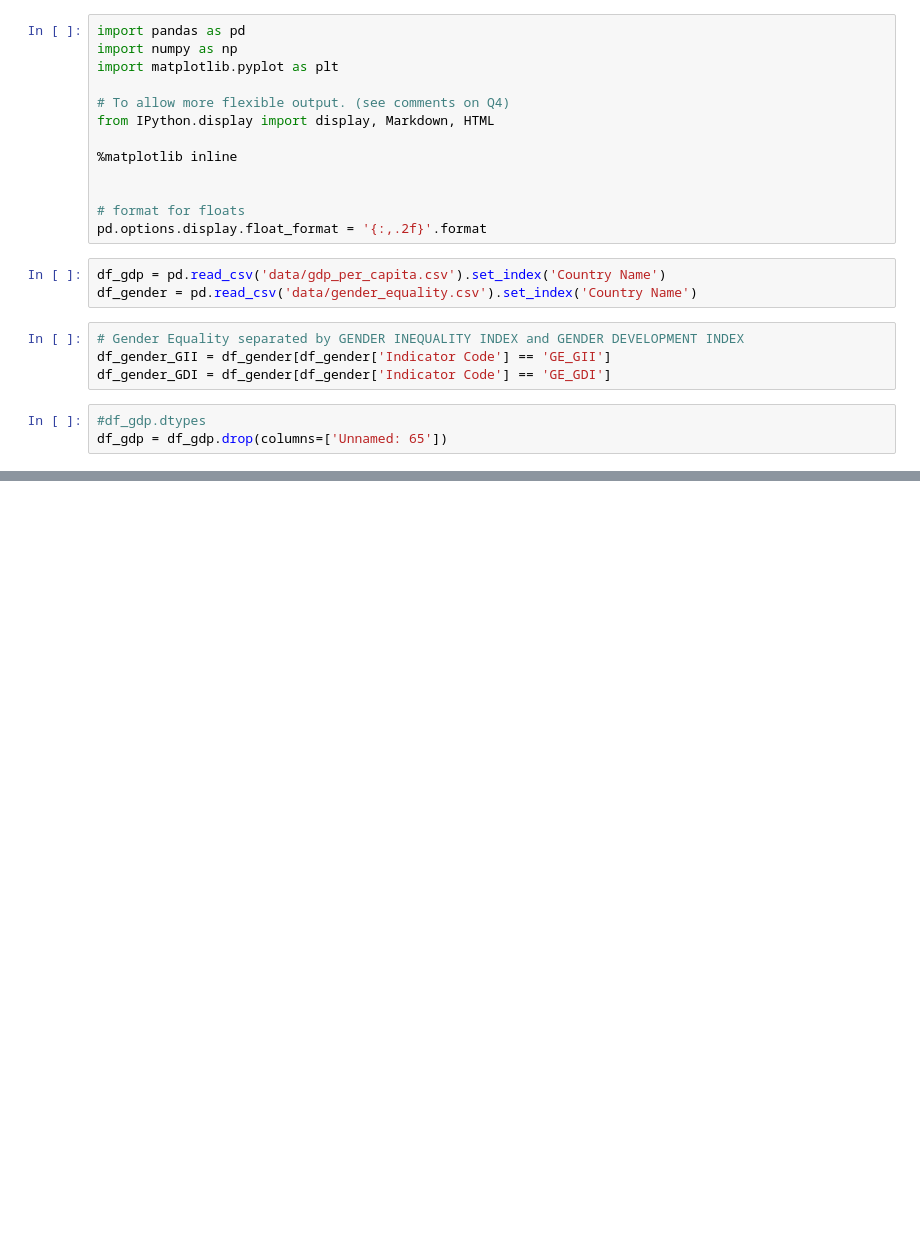
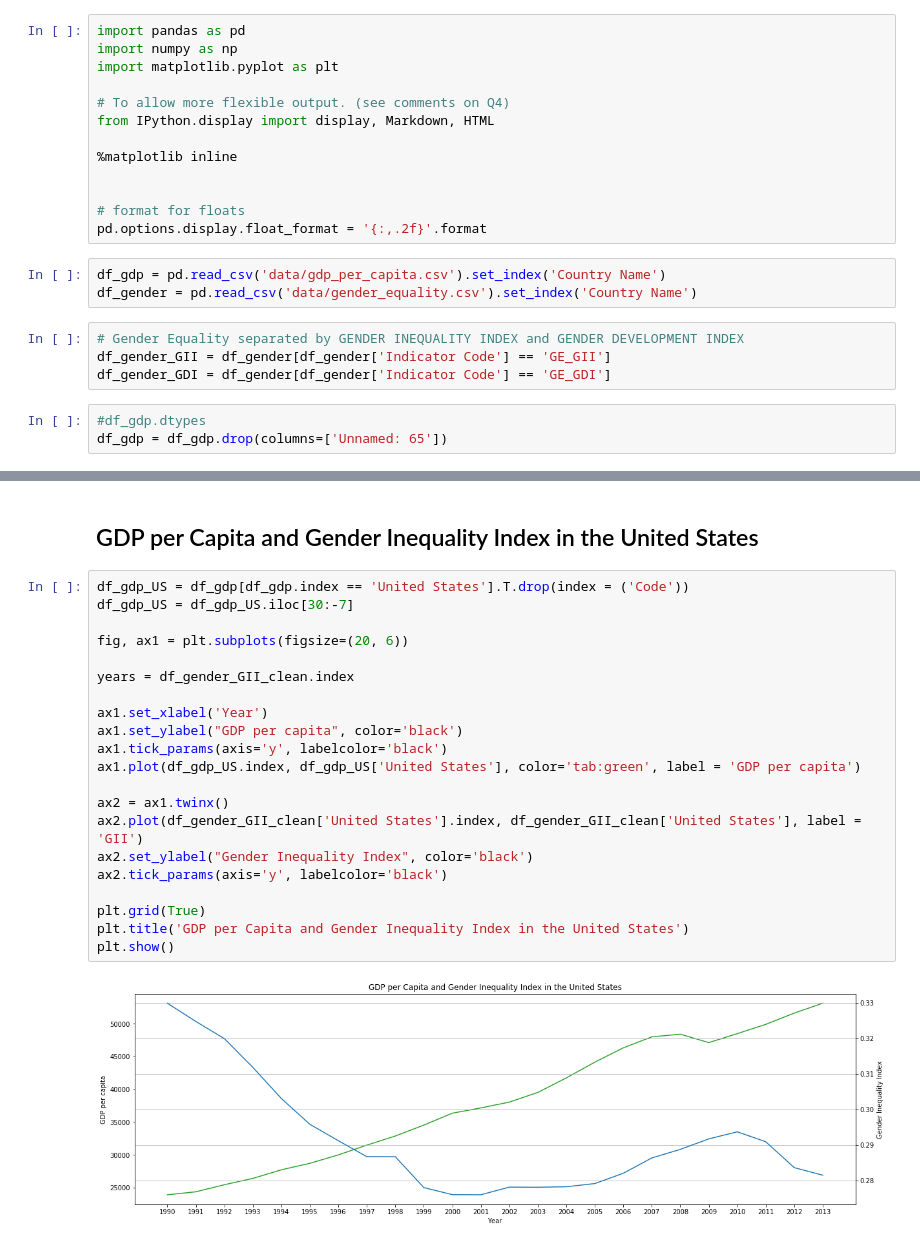
Before and after one commit to david-weir/neueda_hackathon, a Jupyter notebook: Hackathon/Hackathon.ipynb, the cells around one changed output, grey strips where cells are left out. Saved outputs shown, nothing was run; the diff lists cells and outputs as text; blank space fills up the shorter version.

```diff
--- a/Hackathon/Hackathon.ipynb
+++ b/Hackathon/Hackathon.ipynb
@@ -30,0 +35,25 @@ df_gender_GII_Ireland.plot(title = 'Gender Inequality Index in Ireland', )
+# %% [markdown]
+## GDP per Capita and Gender Inequality Index in the United States
+# %%
+df_gdp_US = df_gdp[df_gdp.index == 'United States'].T.drop(index = ('Code'))
+df_gdp_US = df_gdp_US.iloc[30:-7]
+
+fig, ax1 = plt.subplots(figsize=(20, 6))
+
+years = df_gender_GII_clean.index
+
+ax1.set_xlabel('Year')
+ax1.set_ylabel("GDP per capita", color='black')
+ax1.tick_params(axis='y', labelcolor='black')
+ax1.plot(df_gdp_US.index, df_gdp_US['United States'], color='tab:green', label = 'GDP per capita')
+
+ax2 = ax1.twinx()
+ax2.plot(df_gender_GII_clean['United States'].index, df_gender_GII_clean['United States'], label = 'GII')
+ax2.set_ylabel("Gender Inequality Index", color='black')
+ax2.tick_params(axis='y', labelcolor='black')
+
+plt.grid(True)
+plt.title('GDP per Capita and Gender Inequality Index in the United States')
+plt.show()
+# %% [output]
+[figure, added]
```
Also changed, not shown: parts of 2 cells of this notebook.
